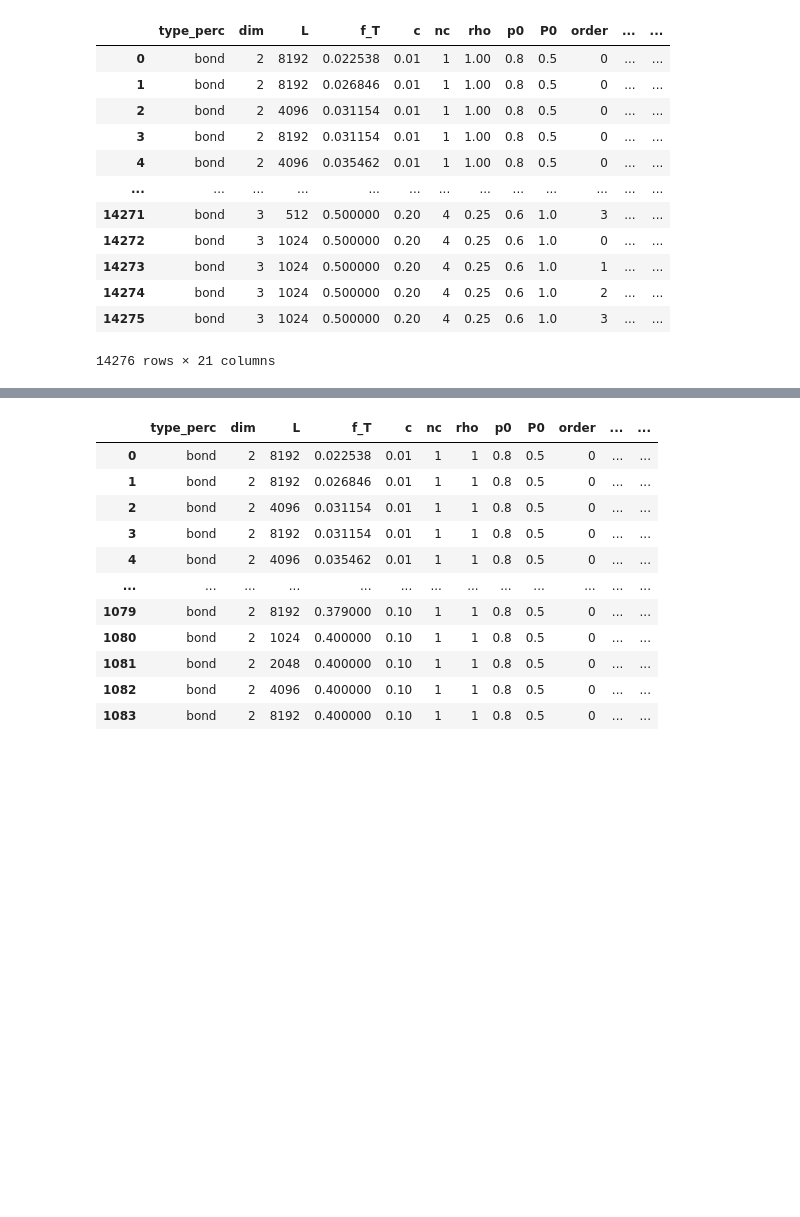
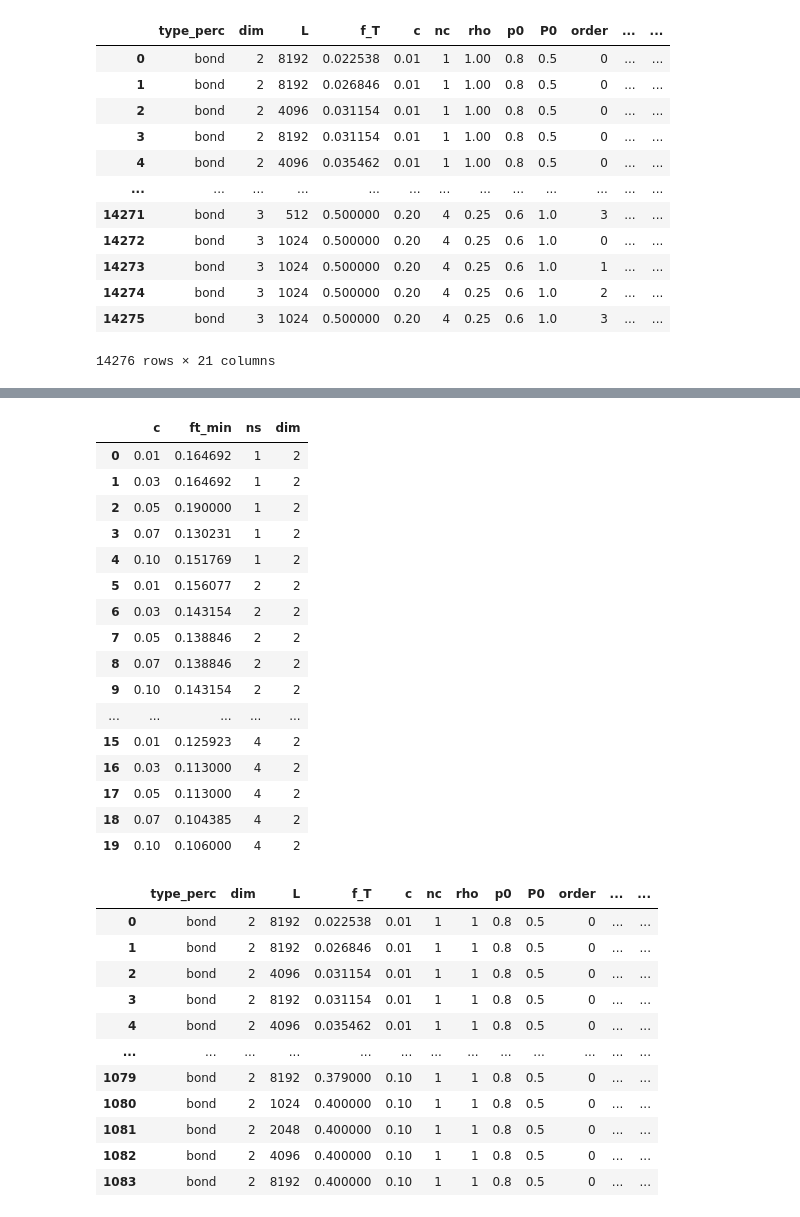
Before and after one commit to JuniorAlencar/self_organization_percolation, a Jupyter notebook: jupyter/Colors_Analysis_2D.ipynb, the cells around one changed output, grey strips where cells are left out. Saved outputs shown, nothing was run; the diff lists cells and outputs as text; code cells hidden in the pictures; blank space fills up the shorter version.

```diff
--- a/jupyter/Colors_Analysis_2D.ipynb
+++ b/jupyter/Colors_Analysis_2D.ipynb
@@ -44,6 +44,8 @@ df_series
 | 14274 | bond | 3 | 1024 | 0.500000 | 0.20 | 4 | 0.25 | 0.6 | 1.0 | 2 | ... | ... |
 | 14275 | bond | 3 | 1024 | 0.500000 | 0.20 | 4 | 0.25 | 0.6 | 1.0 | 3 | ... | ... |
 14276 rows × 21 columns
+# %%
+parms = {'c':[],'ft_min':[],'ns':[],'dim':[]}
 # %%
 L_lst = [1024, 2048, 4096, 8192]
 ns = 1
@@ -143,7 +145,7 @@ for c in c_lst:
         'ft_max': ft_max
     }
 
-    print(f"c={c:.2f} | ft_min={ft_min:.6g} | ft_max={ft_max:.6g}")
+    print(f"c={c:.2f} | ft_min={ft_min:.6f} | ft_max={ft_max:.6f}")
 
 
 # ============================================================
@@ -200,7 +202,10 @@ for idx, ax in enumerate(axes[0]):
     c = c_lst[idx]
     ft_min = ft_bounds[c]['ft_min']
     ft_max = ft_bounds[c]['ft_max']
-
+    parms['c'].append(c)
+    parms['ft_min'].append(ft_min)
+    parms['ns'].append(ns)
+    parms['dim'].append(dim)
     for idx_L, L in enumerate(L_lst):
         df_d = df_dynamic[
             (np.isclose(df_dynamic['c'], c)) &
@@ -399,7 +404,7 @@ for c in c_lst:
         'ft_max': ft_max
     }
 
-    print(f"c={c:.2f} | ft_min={ft_min:.6g} | ft_max={ft_max:.6g}")
+    print(f"c={c:.2f} | ft_min={ft_min:.7f} | ft_max={ft_max:.7f}")
 
 
 # ============================================================
@@ -456,6 +461,11 @@ for idx, ax in enumerate(axes[0]):
     c = c_lst[idx]
     ft_min = ft_bounds[c]['ft_min']
     ft_max = ft_bounds[c]['ft_max']
+
+    parms['c'].append(c)
+    parms['ft_min'].append(ft_min)
+    parms['ns'].append(ns)
+    parms['dim'].append(dim)
 
     for idx_L, L in enumerate(L_lst):
         df_d = df_dynamic[
@@ -655,7 +926,7 @@ for c in c_lst:
         'ft_max': ft_max
     }
 
-    print(f"c={c:.2f} | ft_min={ft_min:.6g} | ft_max={ft_max:.6g}")
+    print(f"c={c:.2f} | ft_min={ft_min:.7f} | ft_max={ft_max:.7f}")
 
 
 # ============================================================
@@ -712,6 +983,11 @@ for idx, ax in enumerate(axes[0]):
     c = c_lst[idx]
     ft_min = ft_bounds[c]['ft_min']
     ft_max = ft_bounds[c]['ft_max']
+
+    parms['c'].append(c)
+    parms['ft_min'].append(ft_min)
+    parms['ns'].append(ns)
+    parms['dim'].append(dim)
 
     for idx_L, L in enumerate(L_lst):
         df_d = df_dynamic[
@@ -814,4 +1090,25 @@ c=0.10 | ft_min=0.106 | ft_max=0.232
 [figure]
+# %%
+df_parms = pd.DataFrame(data=parms)
+df_parms
+# %% [output]
+|  | c | ft_min | ns | dim |
+| 0 | 0.01 | 0.164692 | 1 | 2 |
+| 1 | 0.03 | 0.164692 | 1 | 2 |
+| 2 | 0.05 | 0.190000 | 1 | 2 |
+| 3 | 0.07 | 0.130231 | 1 | 2 |
+| 4 | 0.10 | 0.151769 | 1 | 2 |
+| 5 | 0.01 | 0.156077 | 2 | 2 |
+| 6 | 0.03 | 0.143154 | 2 | 2 |
+| 7 | 0.05 | 0.138846 | 2 | 2 |
+| 8 | 0.07 | 0.138846 | 2 | 2 |
+| 9 | 0.10 | 0.143154 | 2 | 2 |
+| ... | ... | ... | ... | ... |
+| 15 | 0.01 | 0.125923 | 4 | 2 |
+| 16 | 0.03 | 0.113000 | 4 | 2 |
+| 17 | 0.05 | 0.113000 | 4 | 2 |
+| 18 | 0.07 | 0.104385 | 4 | 2 |
+| 19 | 0.10 | 0.106000 | 4 | 2 |
 # %%
 df_series = pd.read_csv('../SOP_data/all_data_dynamic.dat', sep=' ')
 df_series
```
Also changed, not shown: parts of 4 cells of this notebook, 1 other file.
